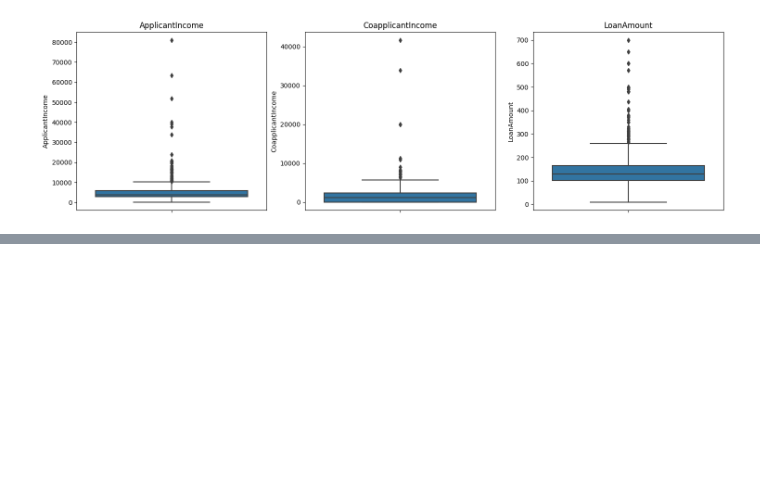
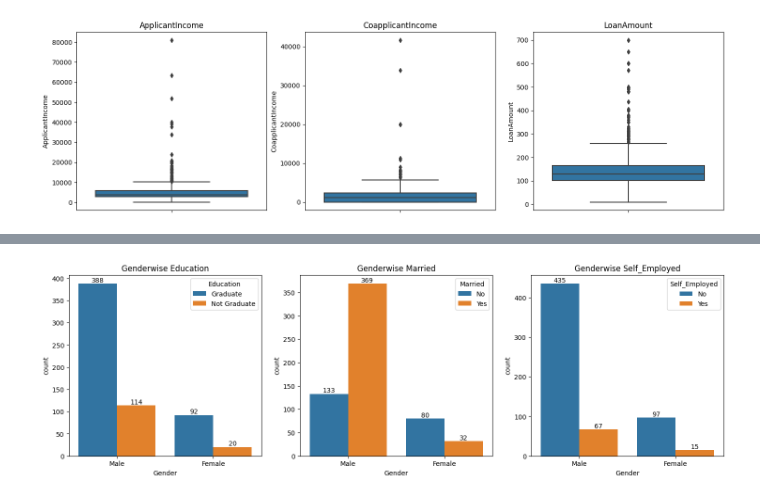
Before and after one commit to Akshay-Paunikar/Loan_Prediction_ML, a Jupyter notebook: project/notebook/Loan_Prediction.ipynb, the cells around one changed output, grey strips where cells are left out. Drawn from its saved outputs; the diff is of its cells as text; code cells hidden in the pictures; blank space fills up the shorter version.

```diff
--- a/project/notebook/Loan_Prediction.ipynb
+++ b/project/notebook/Loan_Prediction.ipynb
@@ -725,0 +762,25 @@ plt.show()
+# %%
+# Countplots
+fig = plt.figure(figsize=(18, 5))
+
+ax1 = plt.subplot2grid((1,3), (0,0))
+sns.countplot(x='Gender', hue='Education' , data=training_data)
+ax1.bar_label(ax1.containers[0],label_type='edge')
+ax1.bar_label(ax1.containers[1],label_type='edge')
+plt.title("Genderwise Education")
+
+ax2 = plt.subplot2grid((1,3), (0,1))
+sns.countplot(x='Gender', hue='Married' , data=training_data)
+ax2.bar_label(ax2.containers[0],label_type='edge')
+ax2.bar_label(ax2.containers[1],label_type='edge')
+plt.title("Genderwise Married")
+
+ax3 = plt.subplot2grid((1,3), (0,2))
+sns.countplot(x='Gender', hue='Self_Employed' , data=training_data)
+ax3.bar_label(ax3.containers[0],label_type='edge')
+ax3.bar_label(ax3.containers[1],label_type='edge')
+plt.title("Genderwise Self_Employed")
+
+plt.show()
+# %% [output]
+[figure, added]
```
Also changed, not shown: parts of 9 cells of this notebook.
